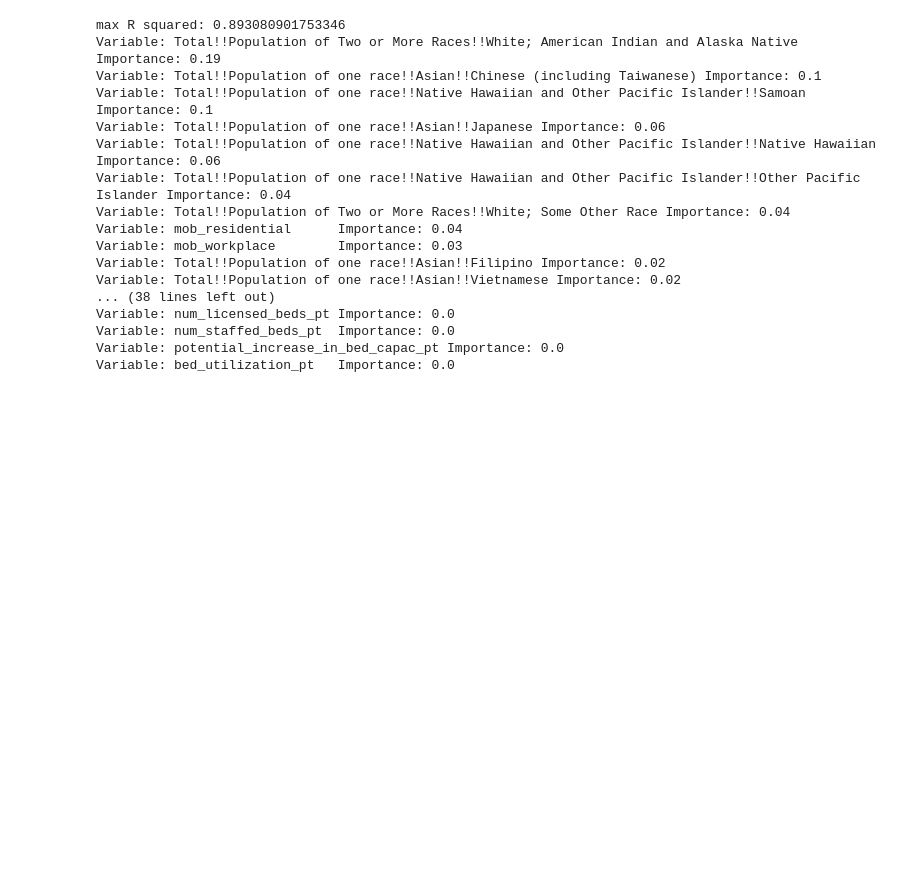
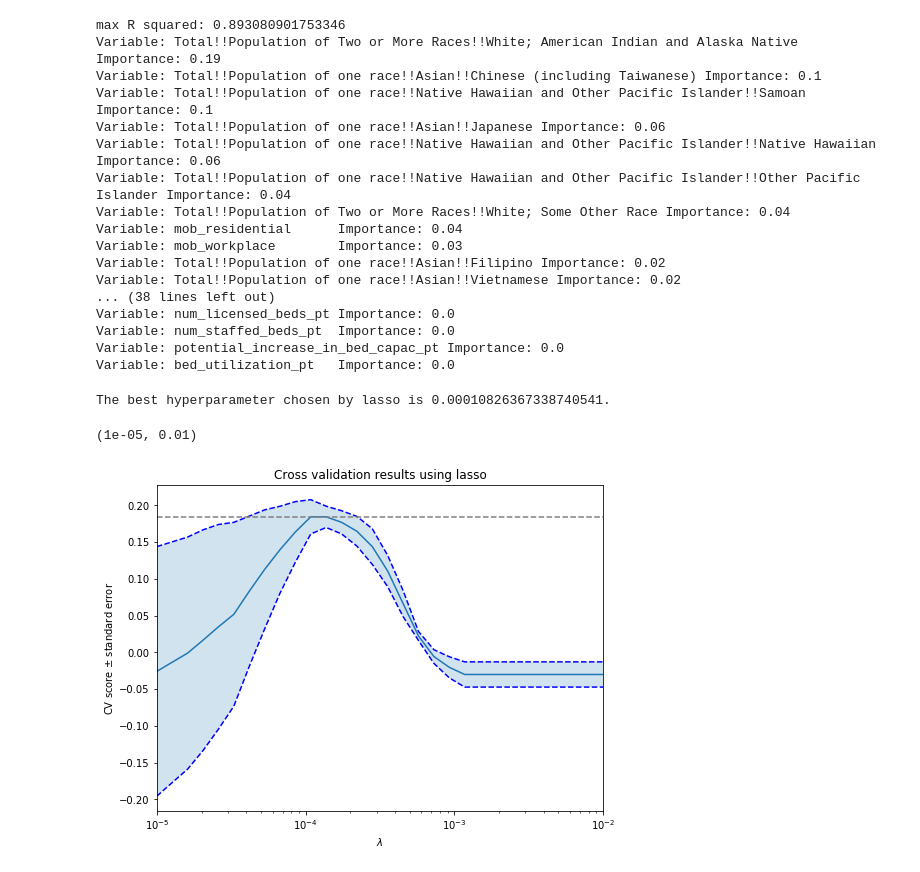
Before and after one commit to jenliketen/bst_263_project, a Jupyter notebook: bst263-em.ipynb, the cells around one changed output. Saved outputs shown, nothing was run; the diff lists cells and outputs as text; code cells hidden in the pictures; blank space fills up the shorter version.

Commit message:
Lasso (preliminary)

```diff
--- a/bst263-em.ipynb
+++ b/bst263-em.ipynb
@@ -793,3 +793,53 @@ Variable: num_licensed_beds_pt Importance: 0.0
 Variable: num_staffed_beds_pt  Importance: 0.0
 Variable: potential_increase_in_bed_capac_pt Importance: 0.0
 Variable: bed_utilization_pt   Importance: 0.0
+# %%
+from sklearn.linear_model import enet_path
+from sklearn.model_selection import KFold
+from sklearn.model_selection import GridSearchCV
+from sklearn.linear_model import Ridge
+from sklearn.linear_model import Lasso
+from sklearn.linear_model import lasso_path
+from sklearn.linear_model import LassoCV
+from sklearn.linear_model import RidgeCV
+from sklearn.metrics import mean_squared_error
+
+km0_X = km_0.drop(['Unnamed: 0', 'cases_total',
+       'deaths_total', 'cases_per_capita', 'deaths_per_capita',
+       'case_fatality_rate', 'num_hospitals', 'num_licensed_beds','num_staffed_beds','num_icu_beds',
+        'adult_icu_beds','pedi_icu_beds', 'potential_increase_in_bed_capac','bed_utilization','avg_ventilator_usage',
+                 "label", "label_2"], axis=1)
+km0_y = km_0["cases_per_capita"]
+X_train, X_test, y_train, y_test = train_test_split(km0_X, km0_y, test_size=0.33, random_state=66)
+
+# 5-fold cross validation with lasso
+np.random.seed(263)
+lasso = Lasso(random_state=0, max_iter=100000, tol=0.001)
+alphas = np.logspace(-5, -2, 30)
+tuned_parameters = [{"alpha": alphas}]
+n_folds = 5
+clf = GridSearchCV(lasso, tuned_parameters, cv=n_folds)
+clf.fit(X_train, y_train)
+scores = clf.cv_results_["mean_test_score"]
+scores_std = clf.cv_results_["std_test_score"]
+# Best hyperparameter determined by lasso
+print("The best hyperparameter chosen by lasso is {}.".format(clf.best_params_["alpha"]))
+
+# Plot the cross valiadation results
+plt.figure().set_size_inches(8, 6)
+plt.semilogx(alphas, scores)
+# Plot error lines showing +/- standard errors of the scores
+std_error = scores_std / np.sqrt(n_folds)
+plt.semilogx(alphas, scores + std_error, "b--")
+plt.semilogx(alphas, scores - std_error, "b--")
+# Fill in
+plt.fill_between(alphas, scores + std_error, scores - std_error, alpha= 0.2)
+plt.title("Cross validation results using lasso")
+plt.xlabel(r"$\lambda$")
+plt.ylabel(r"CV score $\pm$ standard error")
+plt.axhline(np.max(scores), linestyle="--", color="0.5")
+plt.xlim([alphas[0], alphas[-1]])
+# %% [output]
+The best hyperparameter chosen by lasso is 0.00010826367338740541.
+(1e-05, 0.01)
+[figure, added]
```
Also changed, not shown: parts of 8 cells of this notebook.
